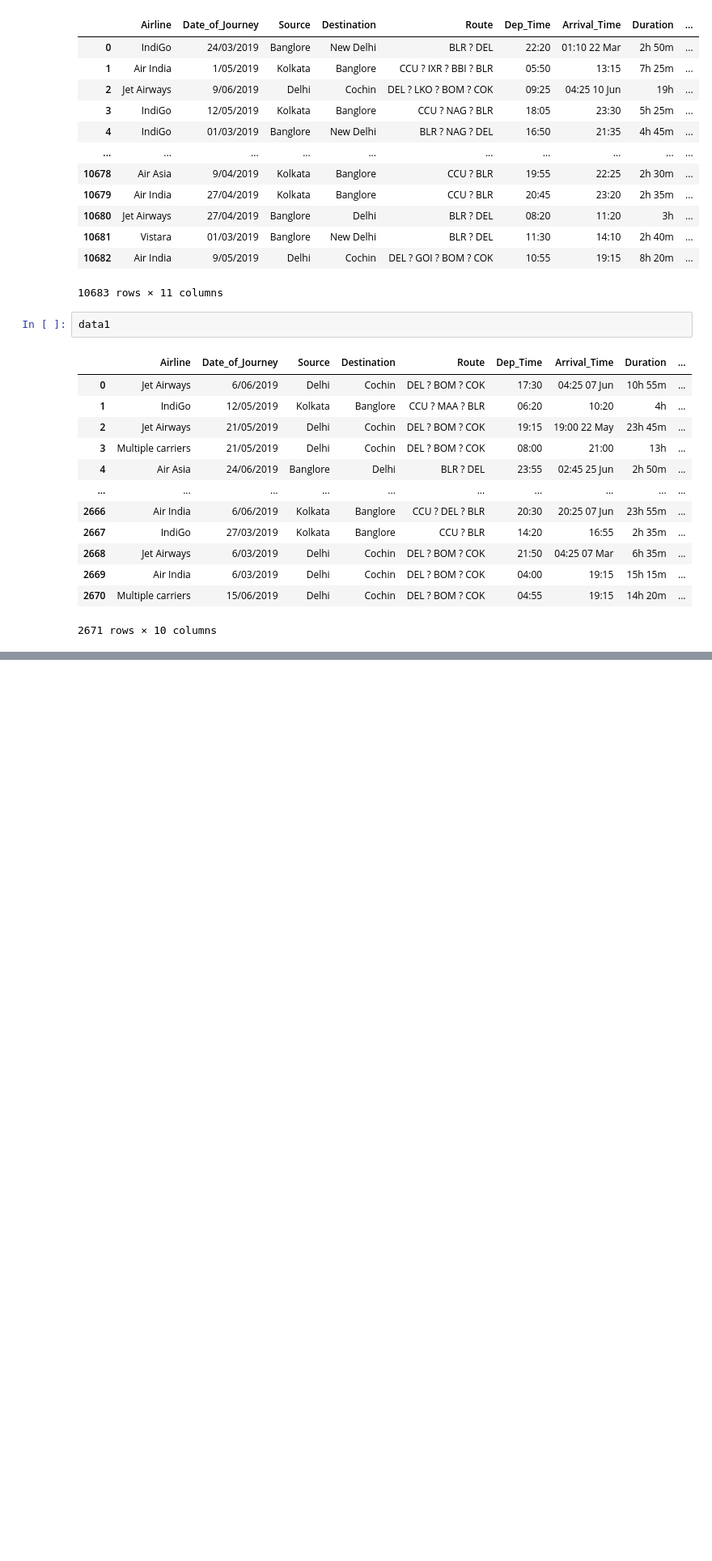
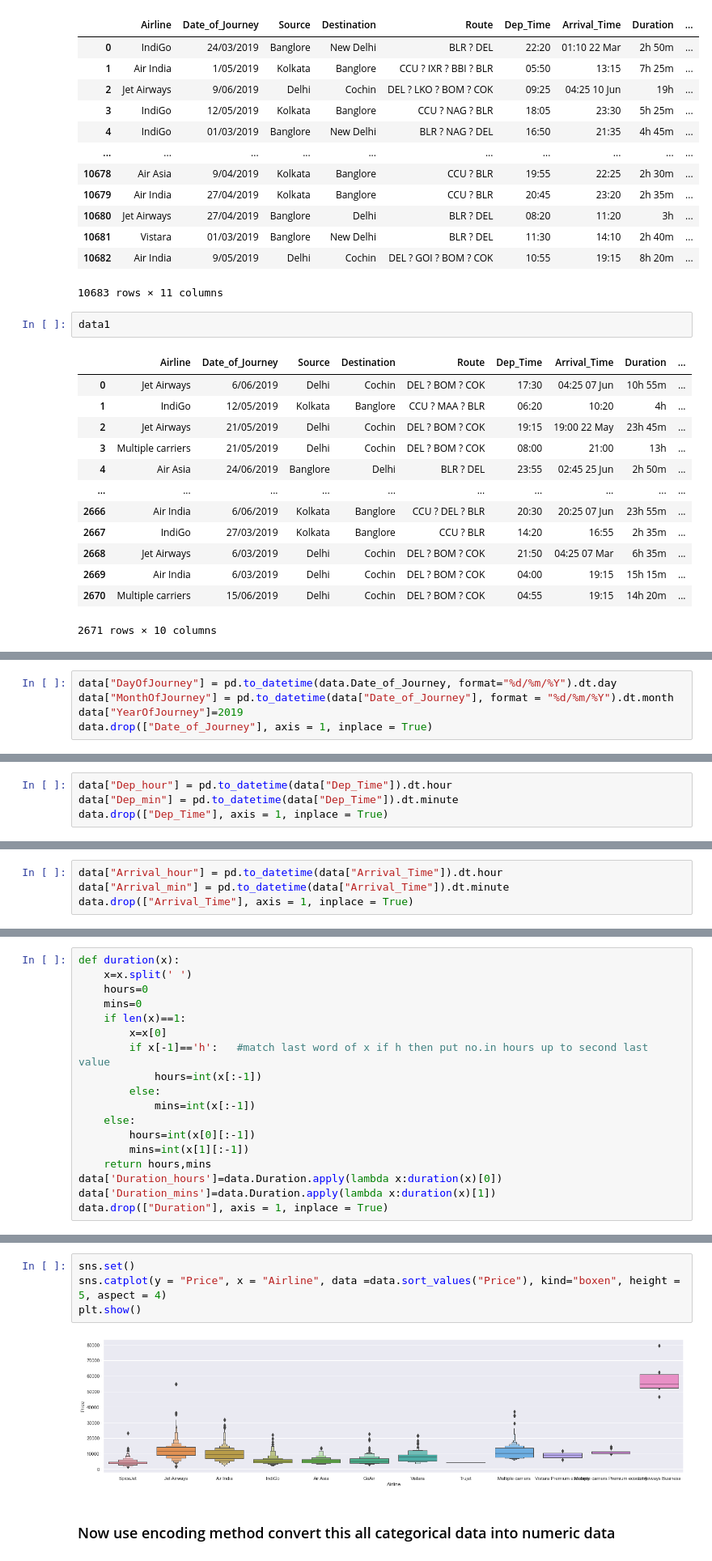
Before and after one commit to Dhara348/Project1, a Jupyter notebook: Evaluation_Project/flight_price_prediction.ipynb, the cells around one changed output, grey strips where cells are left out. Shown at 81% size. Drawn from its saved outputs; the diff is of its cells as text; blank space fills up the shorter version.

```diff
--- a/Evaluation_Project/flight_price_prediction.ipynb
+++ b/Evaluation_Project/flight_price_prediction.ipynb
@@ -42,0 +160,5 @@ data1
+# %%
+data["DayOfJourney"] = pd.to_datetime(data.Date_of_Journey, format="%d/%m/%Y").dt.day
+data["MonthOfJourney"] = pd.to_datetime(data["Date_of_Journey"], format = "%d/%m/%Y").dt.month
+data["YearOfJourney"]=2019
+data.drop(["Date_of_Journey"], axis = 1, inplace = True)
@@ -42,0 +180,4 @@ data1
+# %%
+data["Dep_hour"] = pd.to_datetime(data["Dep_Time"]).dt.hour
+data["Dep_min"] = pd.to_datetime(data["Dep_Time"]).dt.minute
+data.drop(["Dep_Time"], axis = 1, inplace = True)
@@ -42,0 +214,4 @@ data1
+# %%
+data["Arrival_hour"] = pd.to_datetime(data["Arrival_Time"]).dt.hour
+data["Arrival_min"] = pd.to_datetime(data["Arrival_Time"]).dt.minute
+data.drop(["Arrival_Time"], axis = 1, inplace = True)
@@ -42,0 +233,18 @@ data1
+# %%
+def duration(x):
+    x=x.split(' ')
+    hours=0
+    mins=0
+    if len(x)==1:
+        x=x[0]
+        if x[-1]=='h':   #match last word of x if h then put no.in hours up to second last value
+            hours=int(x[:-1])
+        else:
+            mins=int(x[:-1])
+    else:
+        hours=int(x[0][:-1])
+        mins=int(x[1][:-1])
+    return hours,mins
+data['Duration_hours']=data.Duration.apply(lambda x:duration(x)[0])
+data['Duration_mins']=data.Duration.apply(lambda x:duration(x)[1])
+data.drop(["Duration"], axis = 1, inplace = True)
@@ -42,0 +286,8 @@ data1
+# %%
+sns.set()
+sns.catplot(y = "Price", x = "Airline", data =data.sort_values("Price"), kind="boxen", height = 5, aspect = 4)
+plt.show()
+# %% [output]
+[figure, added]
+# %% [markdown]
+### Now use encoding method convert this all categorical data into numeric data
```
Also changed, not shown: parts of 44 cells of this notebook.
